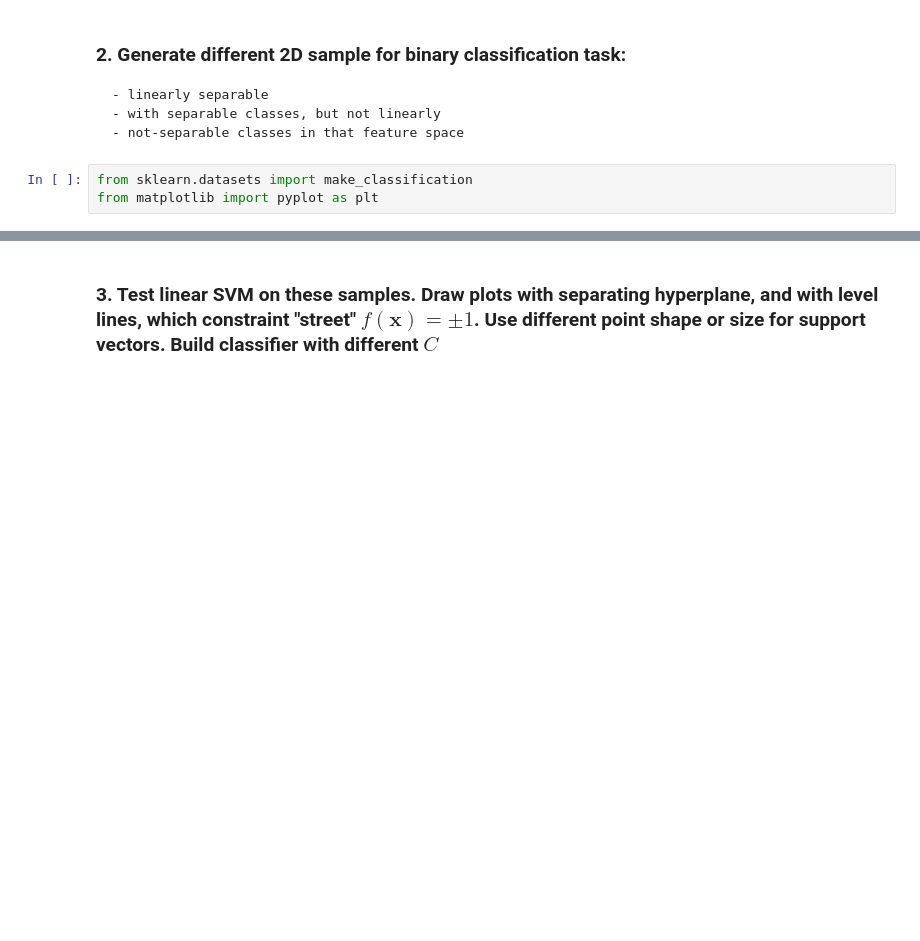
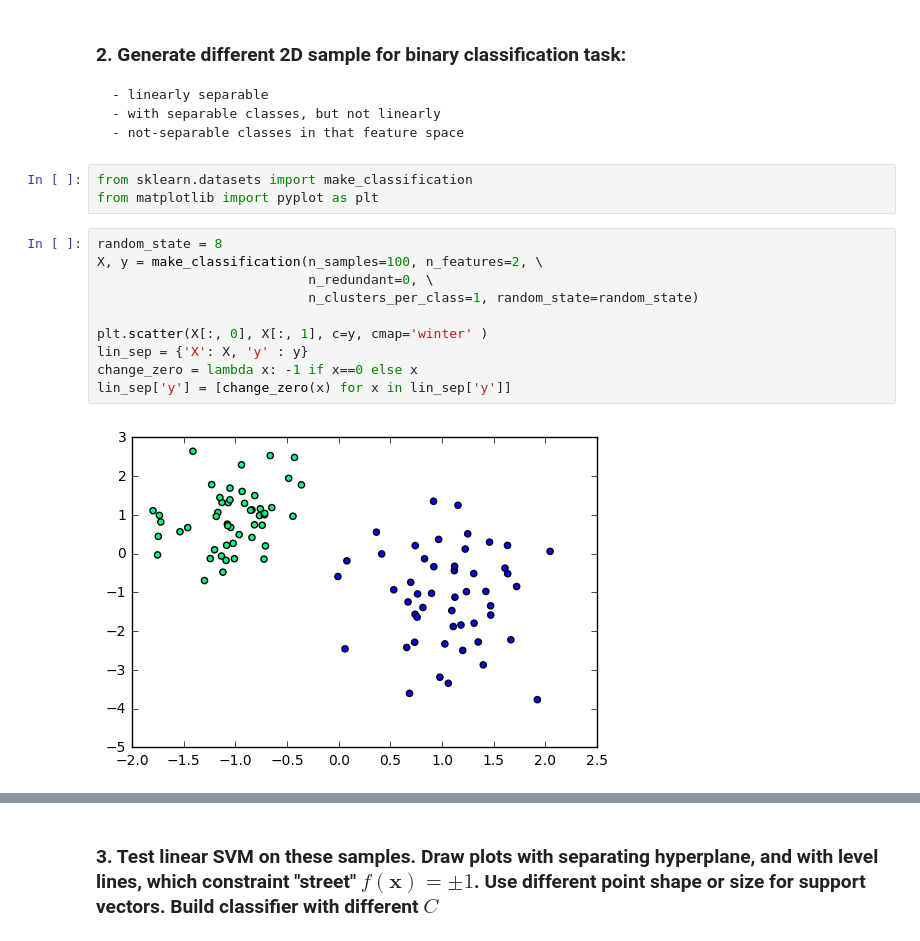
Before and after one commit to Anastasiia-Grishina/ML-DM, a Jupyter notebook: Grishina Anastasiia Lab #3 SVM (QP, Kernel trick).ipynb, the cells around one changed output, grey strips where cells are left out. Saved outputs shown, nothing was run; the diff lists cells and outputs as text; blank space fills up the shorter version.

```diff
--- a/Grishina Anastasiia Lab #3 SVM (QP, Kernel trick).ipynb
+++ b/Grishina Anastasiia Lab #3 SVM (QP, Kernel trick).ipynb
@@ -392,3 +455,15 @@ class LinearSVM(BaseEstimator):
 # %%
 from sklearn.datasets import make_classification
 from matplotlib import pyplot as plt
+# %%
+random_state = 8
+X, y = make_classification(n_samples=100, n_features=2, \
+                           n_redundant=0, \
+                           n_clusters_per_class=1, random_state=random_state)
+
+plt.scatter(X[:, 0], X[:, 1], c=y, cmap='winter' )
+lin_sep = {'X': X, 'y' : y}
+change_zero = lambda x: -1 if x==0 else x
+lin_sep['y'] = [change_zero(x) for x in lin_sep['y']]
+# %% [output]
+[figure, added]
```
Also changed, not shown: parts of 13 cells of this notebook.
